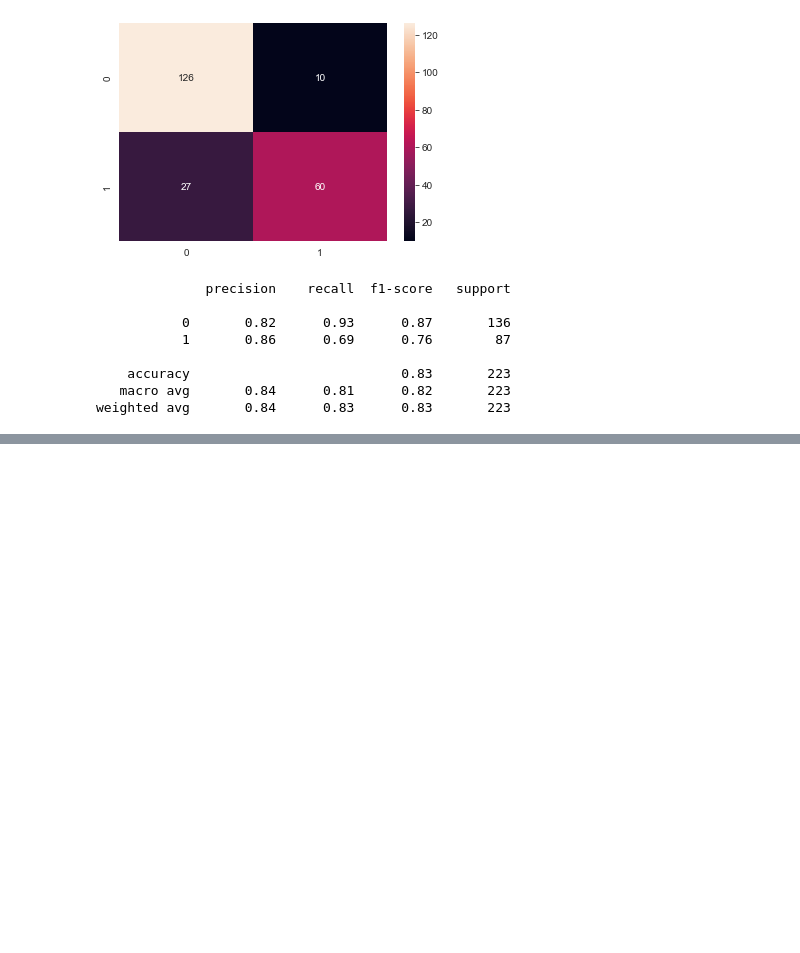
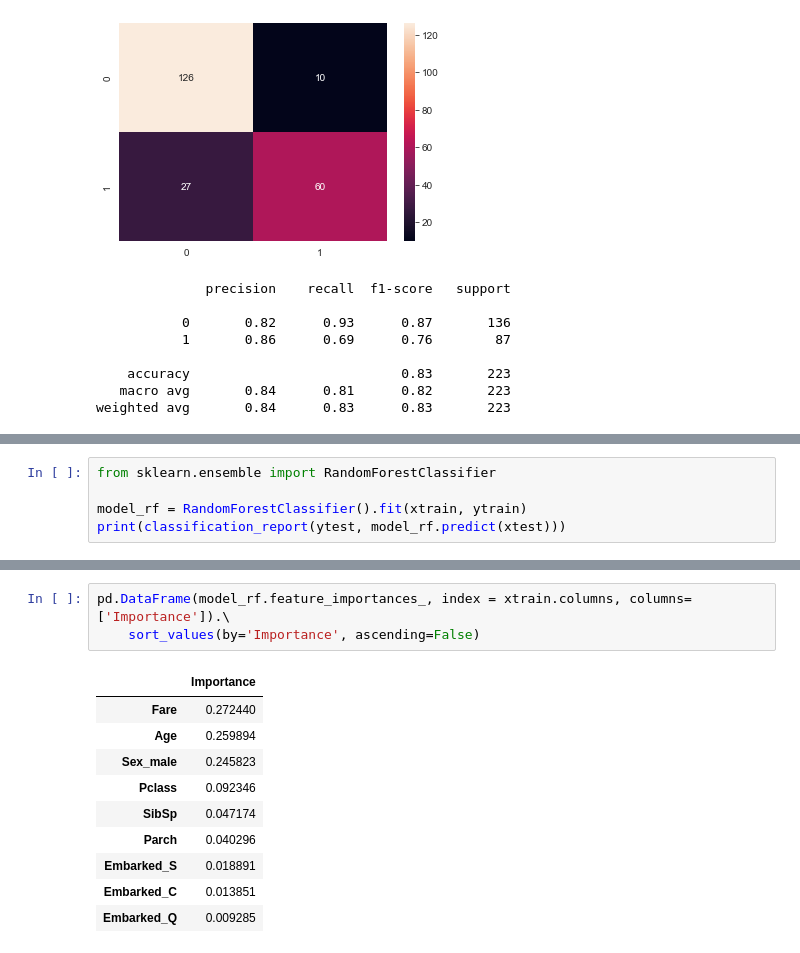
Before and after one commit to Prakhoo3012/JECRC_MachineLearning-, a Jupyter notebook: LogisticRegression/day22_logistic_regression.ipynb, the cells around one changed output, grey strips where cells are left out. Cells and saved outputs as stored; diff of their text form; blank space fills up the shorter version.

```diff
--- a/LogisticRegression/day22_logistic_regression.ipynb
+++ b/LogisticRegression/day22_logistic_regression.ipynb
@@ -526,0 +649,5 @@ weighted avg       0.84      0.83      0.83       223
+# %%
+from sklearn.ensemble import RandomForestClassifier
+
+model_rf = RandomForestClassifier().fit(xtrain, ytrain)
+print(classification_report(ytest, model_rf.predict(xtest)))
@@ -526,0 +663,14 @@ weighted avg       0.84      0.83      0.83       223
+# %%
+pd.DataFrame(model_rf.feature_importances_, index = xtrain.columns, columns=['Importance']).\
+    sort_values(by='Importance', ascending=False)
+# %% [output]
+|  | Importance |
+| Fare | 0.272440 |
+| Age | 0.259894 |
+| Sex_male | 0.245823 |
+| Pclass | 0.092346 |
+| SibSp | 0.047174 |
+| Parch | 0.040296 |
+| Embarked_S | 0.018891 |
+| Embarked_C | 0.013851 |
+| Embarked_Q | 0.009285 |
```
Also changed, not shown: parts of 18 cells of this notebook, 8 other files.
